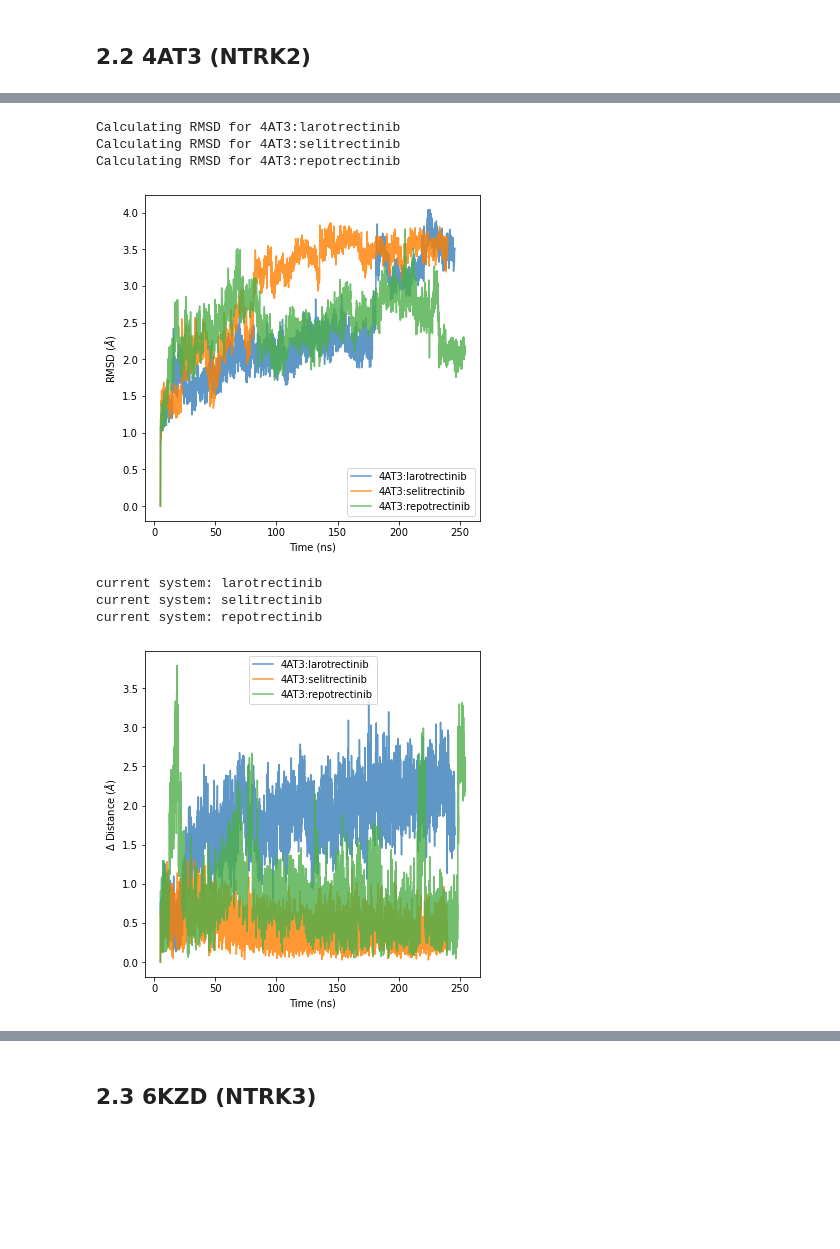
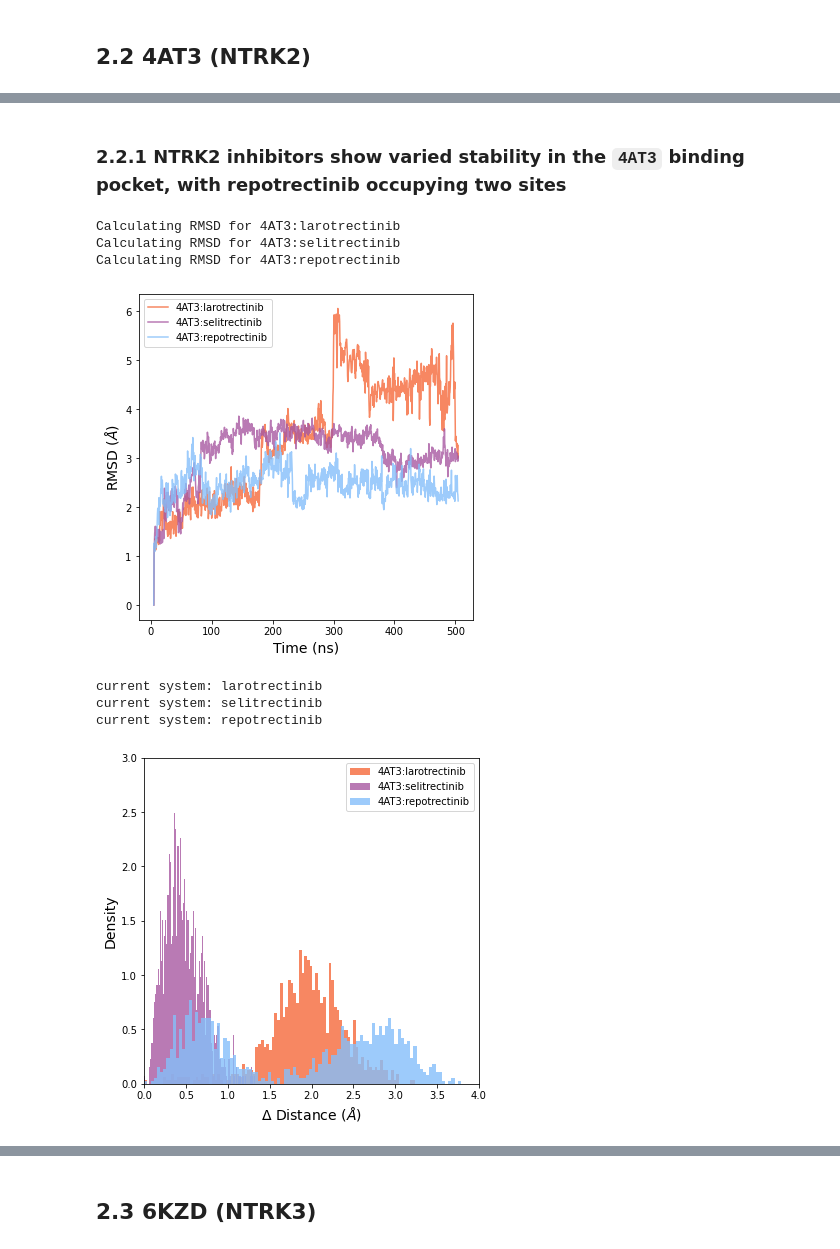
Before and after one commit to openkinome/study-ntrk-resistance, a Jupyter notebook: notebooks/md/md.ipynb, the cells around one changed output, grey strips where cells are left out. Drawn from its saved outputs; the diff is of its cells as text; code cells hidden in the pictures; blank space fills up the shorter version.

```diff
--- a/notebooks/md/md.ipynb
+++ b/notebooks/md/md.ipynb
@@ -155,16 +164,20 @@ NGLWidget(max_frame=4980)
+# %% [markdown]
+### 2.2.1 NTRK2 inhibitors show varied stability in the `4AT3` binding pocket, with repotrectinib occupying two sites
 # %%
-calc_rmsd('4AT3', ntrk2_systems_cent)
+calc_rmsd('4AT3', ntrk2_systems_cent, skip=10)
 # %% [output]
 Calculating RMSD for 4AT3:larotrectinib
 Calculating RMSD for 4AT3:selitrectinib
 Calculating RMSD for 4AT3:repotrectinib
-[figure, old version]
+[figure, new version]
 # %%
 # Looking at how much the inhibtor's centre of geometry moves from the original docked pose
-delta_cog_inhib('4AT3', ntrk2_systems_cent)
+limits = {'xmin': 0, 'xmax': 4, 'ymin': 0, 'ymax': 3}
+
+delta_cog_inhib('4AT3', ntrk2_systems_cent, skip=10, hist=True, save=False, **limits)
 # %% [output]
 current system: larotrectinib
 current system: selitrectinib
 current system: repotrectinib
-[figure, old version]
+[figure, new version]
 # %% [markdown]
```
Also changed, not shown: parts of 15 cells of this notebook, 1 other file.
